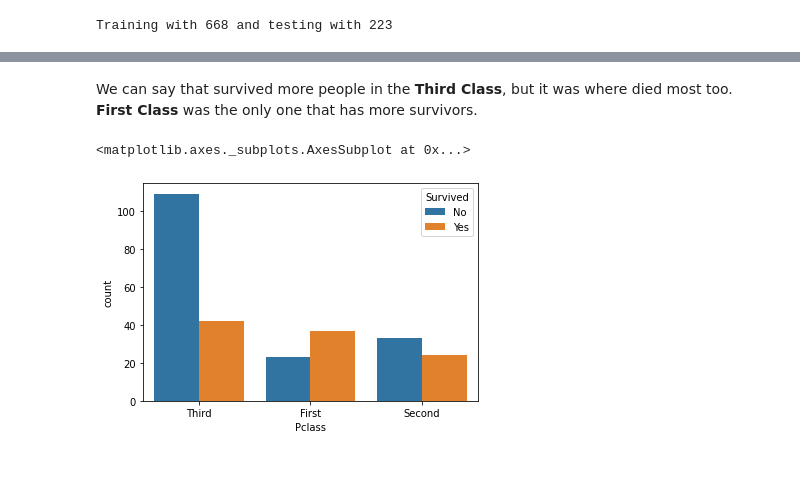
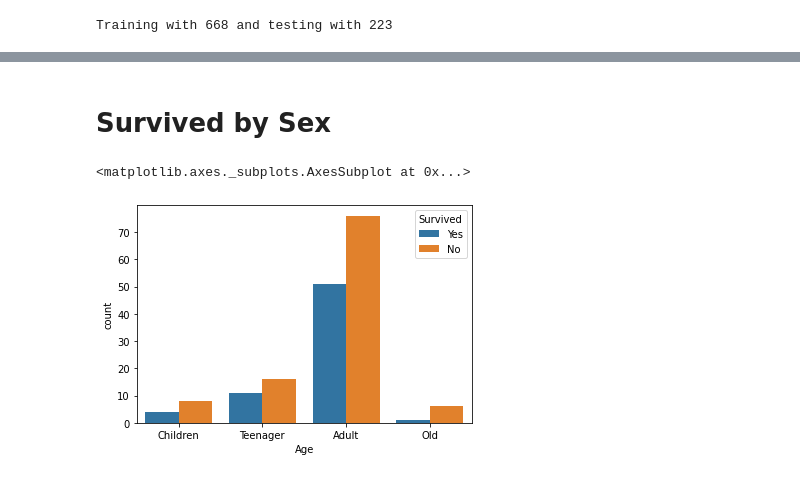
Before and after one commit to Hir4/ml-titanic, a Jupyter notebook: titanic.ipynb, the cells around one changed output, grey strips where cells are left out. Cells and saved outputs as stored; diff of their text form; code cells hidden in the pictures.

```diff
--- a/titanic.ipynb
+++ b/titanic.ipynb
@@ -13,14 +13,14 @@ from sklearn.model_selection import train_test_split
 SEED = 5
 np.random.seed(SEED)
 # %%
-change = {
+change_sex = {
     "male": 0,
     "female": 1
 }
 
 train_df = pd.read_csv("titanic_challenge/train.csv")
 
-train_df["Sex"] = train_df["Sex"].map(change)
+train_df["Sex"] = train_df["Sex"].map(change_sex)
 train_df["Age"] = train_df["Age"].fillna(0)
 train_df["Fare"] = train_df["Fare"].fillna(0)
 
@@ -80,13 +100,13 @@ new_df["Pclass"] = new_df["Pclass"].map(change_class)
 # %%
-childrens_alive = [(int(age), sex) for sex, age, alive in zip(new_df["Sex"],new_df["Age"], new_df["Survived"]) if age > 1 and age < 13 and alive == "Yes"]
-childrens_dead = [(int(age), sex) for sex, age, alive in zip(new_df["Sex"],new_df["Age"], new_df["Survived"]) if age > 1 and age < 13 and alive == "No"]
+childrens_alive = [(int(age), sex, alive) for sex, age, alive in zip(df_titanic_final["Sex"],df_titanic_final["Age"], df_titanic_final["Survived"]) if age > 1 and age <= 13 and alive == "Yes"]
+childrens_dead = [(int(age), sex, alive) for sex, age, alive in zip(df_titanic_final["Sex"],df_titanic_final["Age"], df_titanic_final["Survived"]) if age > 1 and age <= 13 and alive == "No"]
 
-teenagers_alive = [(int(age), sex) for sex, age, alive in zip(new_df["Sex"],new_df["Age"], new_df["Survived"]) if age > 13 and age < 20 and alive == "Yes"]
-teenagers_dead = [(int(age), sex) for sex, age, alive in zip(new_df["Sex"],new_df["Age"], new_df["Survived"]) if age > 13 and age < 20 and alive == "No"]
+teenagers_alive = [(int(age), sex, alive) for sex, age, alive in zip(df_titanic_final["Sex"],df_titanic_final["Age"], df_titanic_final["Survived"]) if age > 13 and age <= 20 and alive == "Yes"]
+teenagers_dead = [(int(age), sex, alive) for sex, age, alive in zip(df_titanic_final["Sex"],df_titanic_final["Age"], df_titanic_final["Survived"]) if age > 13 and age <= 20 and alive == "No"]
 
-adults_alive = [(int(age), sex) for sex, age, alive in zip(new_df["Sex"],new_df["Age"], new_df["Survived"]) if age > 20 and age < 60 and alive == "Yes"]
-adults_dead = [(int(age), sex) for sex, age, alive in zip(new_df["Sex"],new_df["Age"], new_df["Survived"]) if age > 20 and age < 60 and alive == "No"]
+adults_alive = [(int(age), sex, alive) for sex, age, alive in zip(df_titanic_final["Sex"],df_titanic_final["Age"], df_titanic_final["Survived"]) if age > 20 and age <= 60 and alive == "Yes"]
+adults_dead = [(int(age), sex, alive) for sex, age, alive in zip(df_titanic_final["Sex"],df_titanic_final["Age"], df_titanic_final["Survived"]) if age > 20 and age <= 60 and alive == "No"]
 
-old_alive = [(int(age), sex) for sex, age, alive in zip(new_df["Sex"],new_df["Age"], new_df["Survived"]) if age > 60 and alive == "Yes"]
-old_dead = [(int(age), sex) for sex, age, alive in zip(new_df["Sex"],new_df["Age"], new_df["Survived"]) if age > 60 and alive == "No"]
+old_alive = [(int(age), sex, alive) for sex, age, alive in zip(df_titanic_final["Sex"],df_titanic_final["Age"], df_titanic_final["Survived"]) if age > 60 and alive == "Yes"]
+old_dead = [(int(age), sex, alive) for sex, age, alive in zip(df_titanic_final["Sex"],df_titanic_final["Age"], df_titanic_final["Survived"]) if age > 60 and alive == "No"]
 # %%
@@ -104,7 +125,28 @@ sns.barplot(data=df_percentual_to_survive, x="Type", y="Percentage")
-# %% [markdown]
-We can say that survived more people in the **Third Class**, but it was where died most too. **First Class** was the only one that has more survivors.
+# %% [markdown]
+# Survived by Sex
+# %%
+childrens_list = childrens_alive + childrens_dead
+teenager_list = teenagers_alive + teenagers_dead
+adult_list = adults_alive + adults_dead
+old_list = old_alive + old_dead
+
+percentage_sex_frames = [pd.DataFrame(childrens_list, columns=["Age", "Sex", "Survived"]), pd.DataFrame(teenager_list, columns=["Age", "Sex", "Survived"]), pd.DataFrame(adult_list, columns=["Age", "Sex", "Survived"]), pd.DataFrame(old_list, columns=["Age", "Sex", "Survived"])]
+df_percentage_sex = pd.concat(percentage_sex_frames, axis=0)
+
+new_age_column = []
+for age in df_percentage_sex["Age"]:
+  if age > 1 and age <= 13:
+    new_age_column.append("Children")
+  elif age > 13 and age <= 20:
+    new_age_column.append("Teenager")
+  elif age > 20 and age <= 60:
+    new_age_column.append("Adult")
+  elif age > 60:
+    new_age_column.append("Old")
+
+df_percentage_sex["Age"] = new_age_column
 # %%
-sns.countplot(data=new_df, x="Pclass", hue="Survived")
+sns.countplot(data=df_percentage_sex, x="Age", hue="Survived")
 # %% [output]
 <matplotlib.axes._subplots.AxesSubplot at 0x...>
-[figure, old version]
+[figure, new version]
```
Also changed, not shown: parts of 15 cells of this notebook.
